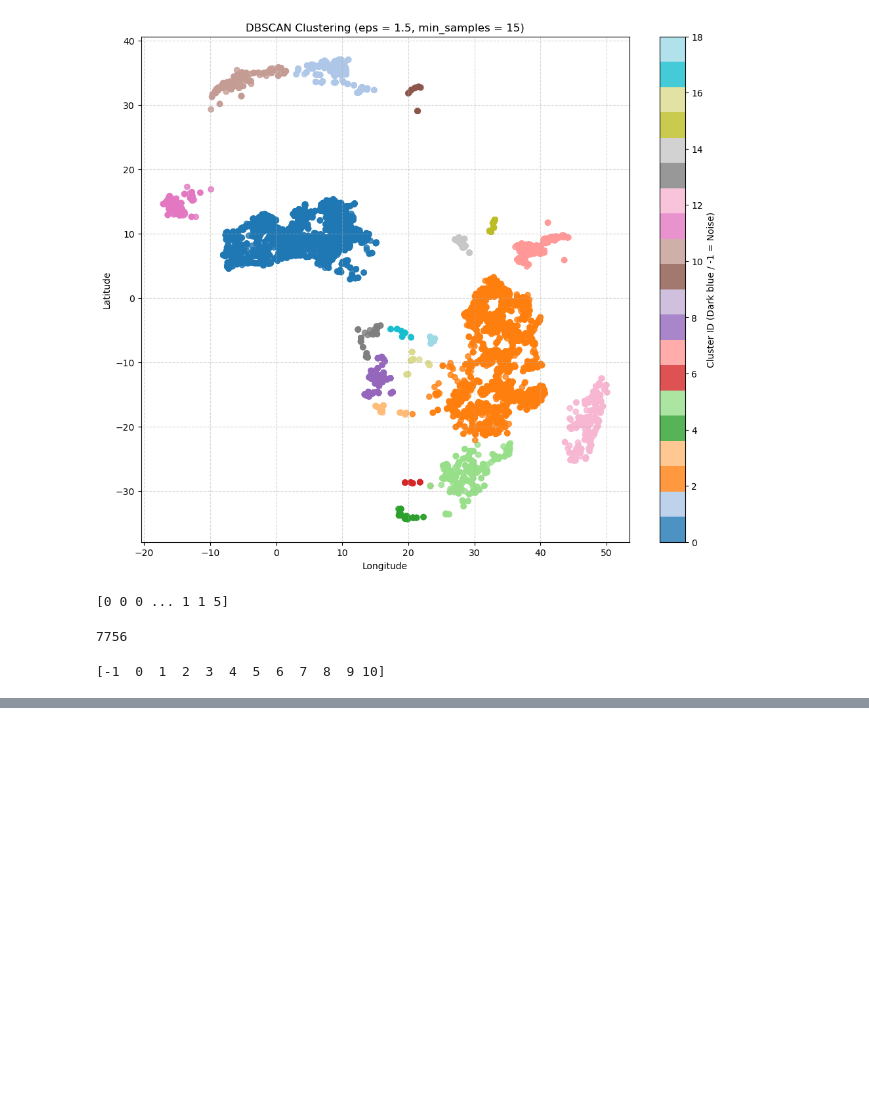
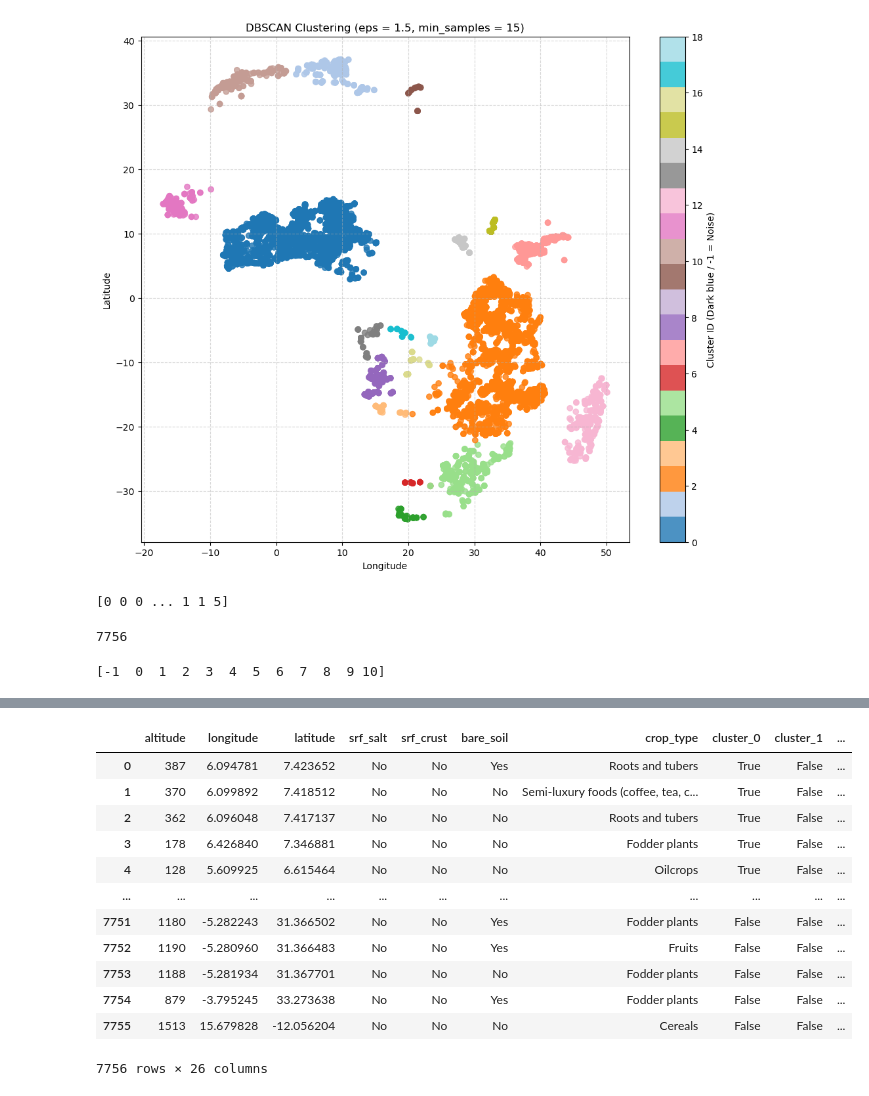
Before and after one commit to naythe10/nathan-crop-predictor-demo, a Jupyter notebook: ml_training.ipynb, the cells around one changed output, grey strips where cells are left out. Saved outputs shown, nothing was run; the diff lists cells and outputs as text; code cells hidden in the pictures; blank space fills up the shorter version.

Commit message:
added nearest neighbor model and encoded columns

```diff
--- a/ml_training.ipynb
+++ b/ml_training.ipynb
@@ -125,0 +137,4 @@ print(distinct_clusters)
+# %%
+#One-Hot Encoding the coordinate data
+df['geo_clusters'] = cluster_labels
+df
@@ -125,0 +155,17 @@ print(distinct_clusters)
+# %%
+df_encoded = pd.get_dummies(df, columns = ['geo_clusters'], prefix = 'cluster')
+df_encoded
+# %% [output]
+|  | altitude | longitude | latitude | srf_salt | srf_crust | bare_soil | crop_type | cluster_0 | cluster_1 | ... |
+| 0 | 387 | 6.094781 | 7.423652 | No | No | Yes | Roots and tubers | True | False | ... |
+| 1 | 370 | 6.099892 | 7.418512 | No | No | No | Semi-luxury foods (coffee, tea, c... | True | False | ... |
+| 2 | 362 | 6.096048 | 7.417137 | No | No | No | Roots and tubers | True | False | ... |
+| 3 | 178 | 6.426840 | 7.346881 | No | No | No | Fodder plants | True | False | ... |
+| 4 | 128 | 5.609925 | 6.615464 | No | No | No | Oilcrops | True | False | ... |
+| ... | ... | ... | ... | ... | ... | ... | ... | ... | ... | ... |
+| 7751 | 1180 | -5.282243 | 31.366502 | No | No | Yes | Fodder plants | False | False | ... |
+| 7752 | 1190 | -5.280960 | 31.366483 | No | No | Yes | Fruits | False | False | ... |
+| 7753 | 1188 | -5.281934 | 31.367701 | No | No | No | Fodder plants | False | False | ... |
+| 7754 | 879 | -3.795245 | 33.273638 | No | No | Yes | Fodder plants | False | False | ... |
+| 7755 | 1513 | 15.679828 | -12.056204 | No | No | No | Cereals | False | False | ... |
+7756 rows × 26 columns
```
Also changed, not shown: parts of 4 cells of this notebook, 1 other file.
